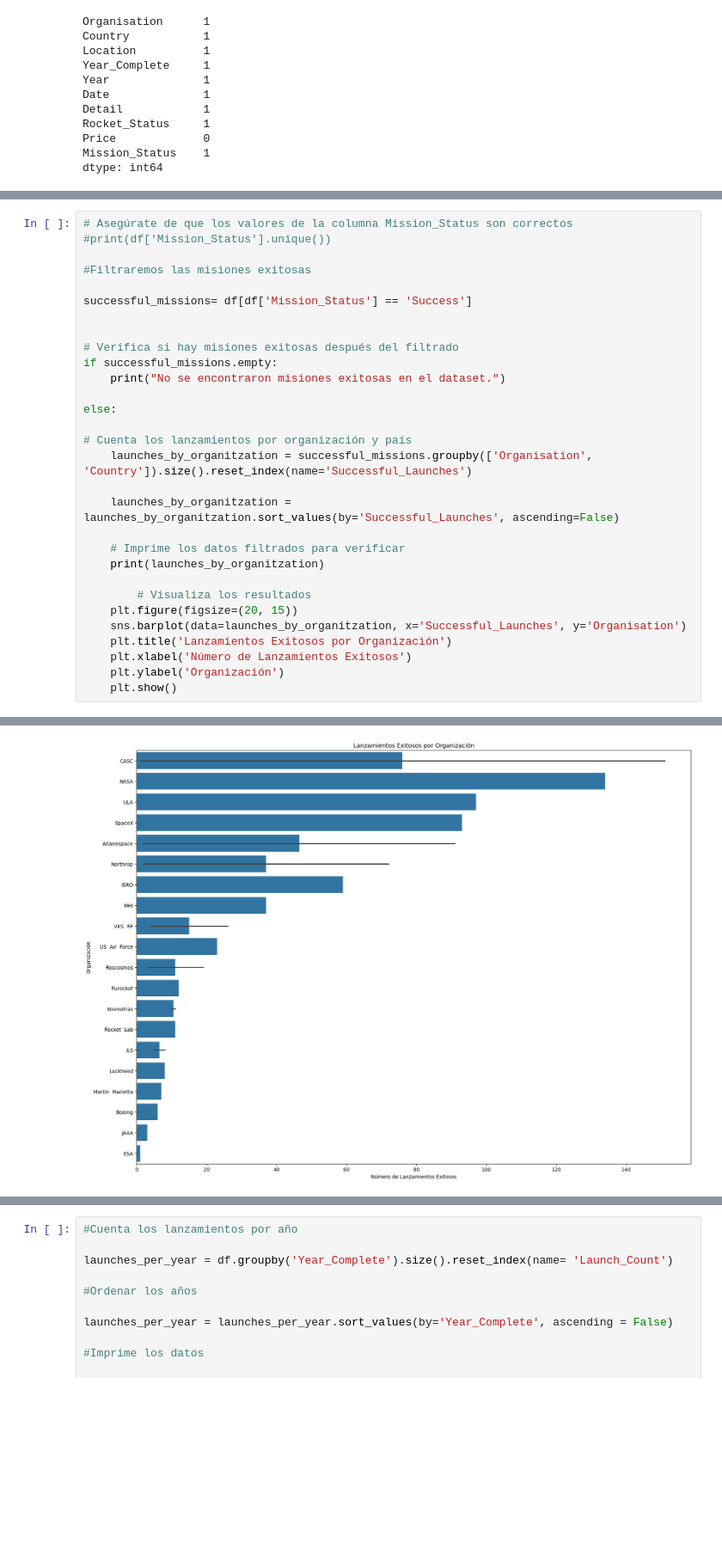
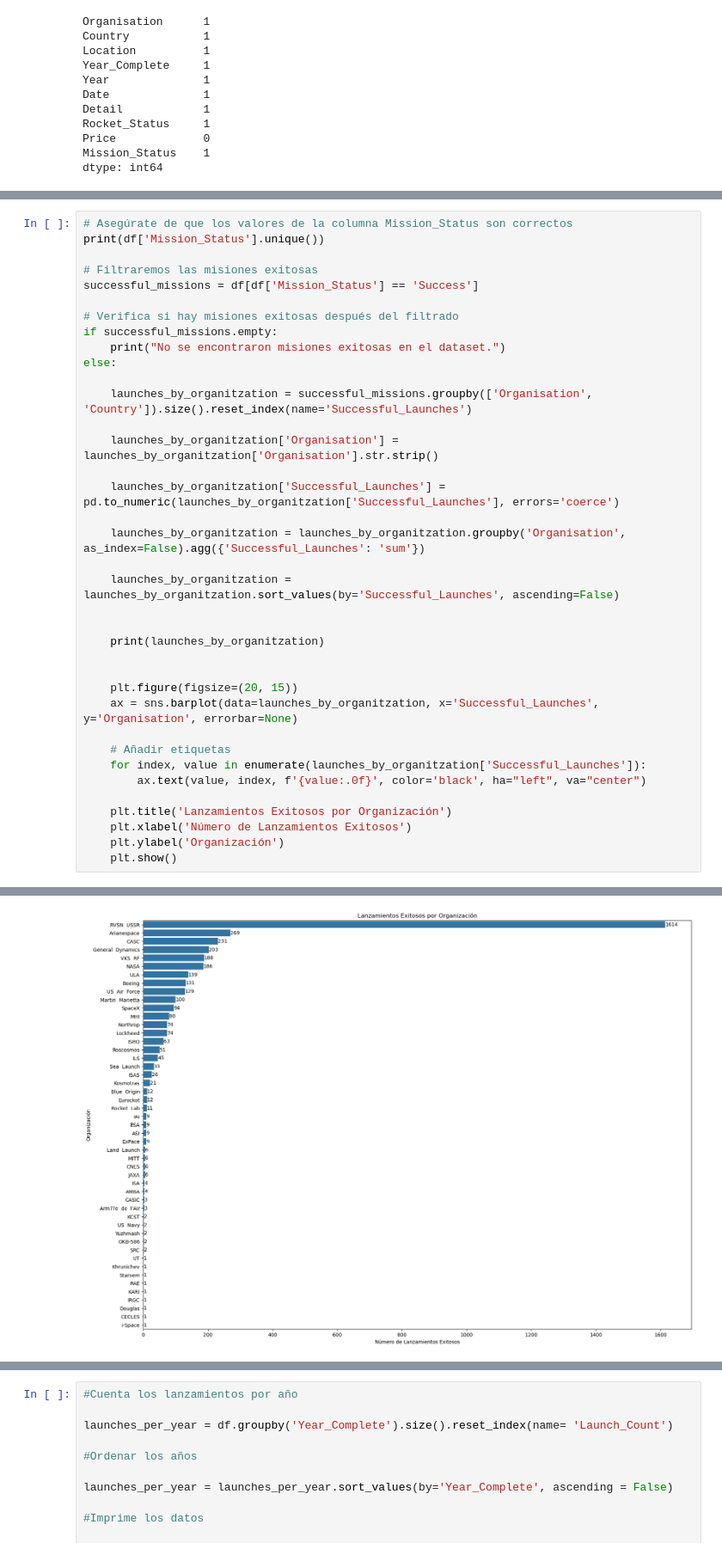
Before and after one commit to GerardSarriS/An-lisis-de-Datos-de-Misiones-Espaciales, a Jupyter notebook: Cleaning_data.ipynb, the cells around one changed output, grey strips where cells are left out. Shown at 86% size. Cells and saved outputs as stored; diff of their text form; blank space fills up the shorter version.

```diff
--- a/Cleaning_data.ipynb
+++ b/Cleaning_data.ipynb
@@ -97,29 +107,36 @@ dtype: int64
 # %%
 # Asegúrate de que los valores de la columna Mission_Status son correctos
-#print(df['Mission_Status'].unique())
+print(df['Mission_Status'].unique())
 
-#Filtraremos las misiones exitosas
-
-successful_missions= df[df['Mission_Status'] == 'Success']
-
+# Filtraremos las misiones exitosas
+successful_missions = df[df['Mission_Status'] == 'Success']
 
 # Verifica si hay misiones exitosas después del filtrado
 if successful_missions.empty:
     print("No se encontraron misiones exitosas en el dataset.")
-
 else:
 
-# Cuenta los lanzamientos por organización y país
     launches_by_organitzation = successful_missions.groupby(['Organisation', 'Country']).size().reset_index(name='Successful_Launches')
+
+    launches_by_organitzation['Organisation'] = launches_by_organitzation['Organisation'].str.strip()
+
+    launches_by_organitzation['Successful_Launches'] = pd.to_numeric(launches_by_organitzation['Successful_Launches'], errors='coerce')
+
+    launches_by_organitzation = launches_by_organitzation.groupby('Organisation', as_index=False).agg({'Successful_Launches': 'sum'})
 
     launches_by_organitzation = launches_by_organitzation.sort_values(by='Successful_Launches', ascending=False)
 
-    # Imprime los datos filtrados para verificar
+
     print(launches_by_organitzation)
 
-        # Visualiza los resultados
+
     plt.figure(figsize=(20, 15))
-    sns.barplot(data=launches_by_organitzation, x='Successful_Launches', y='Organisation')
+    ax = sns.barplot(data=launches_by_organitzation, x='Successful_Launches', y='Organisation', errorbar=None)
+
+    # Añadir etiquetas
+    for index, value in enumerate(launches_by_organitzation['Successful_Launches']):
+        ax.text(value, index, f'{value:.0f}', color='black', ha="left", va="center")
+
     plt.title('Lanzamientos Exitosos por Organización')
     plt.xlabel('Número de Lanzamientos Exitosos')
     plt.ylabel('Organización')
@@ -145 +162 @@ else:
-[figure, old version]
+[figure, new version]
```
Also changed, not shown: parts of 26 cells of this notebook.
